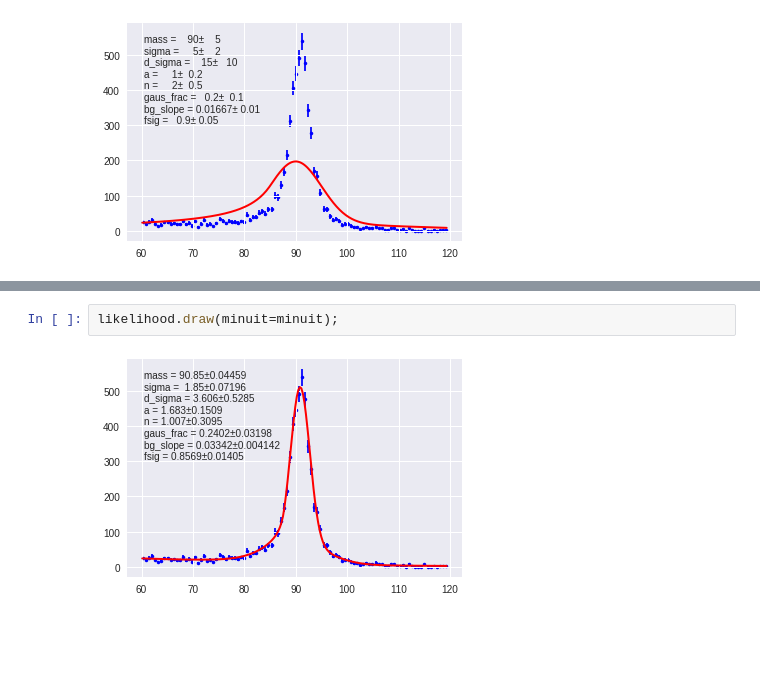
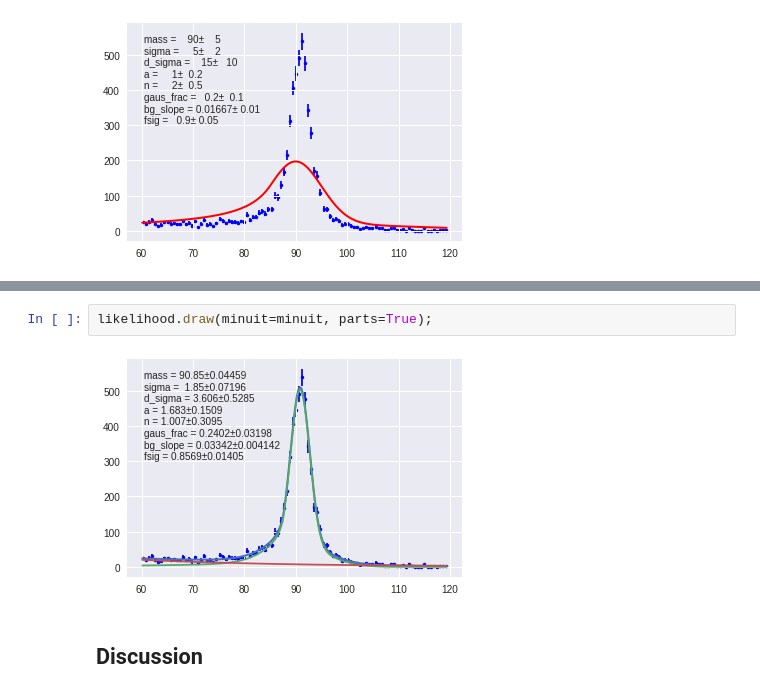
Before and after one commit to SiLiKhon/HEPStatsSeminar, a Jupyter notebook: MLFit_OpenData.ipynb, the cells around one changed output, grey strips where cells are left out. Drawn from its saved outputs; the diff is of its cells as text; blank space fills up the shorter version.

```diff
--- a/MLFit_OpenData.ipynb
+++ b/MLFit_OpenData.ipynb
@@ -199,4 +197,6 @@ minuit.migrad();
 # %%
-likelihood.draw(minuit=minuit);
+likelihood.draw(minuit=minuit, parts=True);
 # %% [output]
-[figure, old version]
+[figure, new version]
+# %% [markdown]
+## Discussion
```
Also changed, not shown: parts of 16 cells of this notebook.
